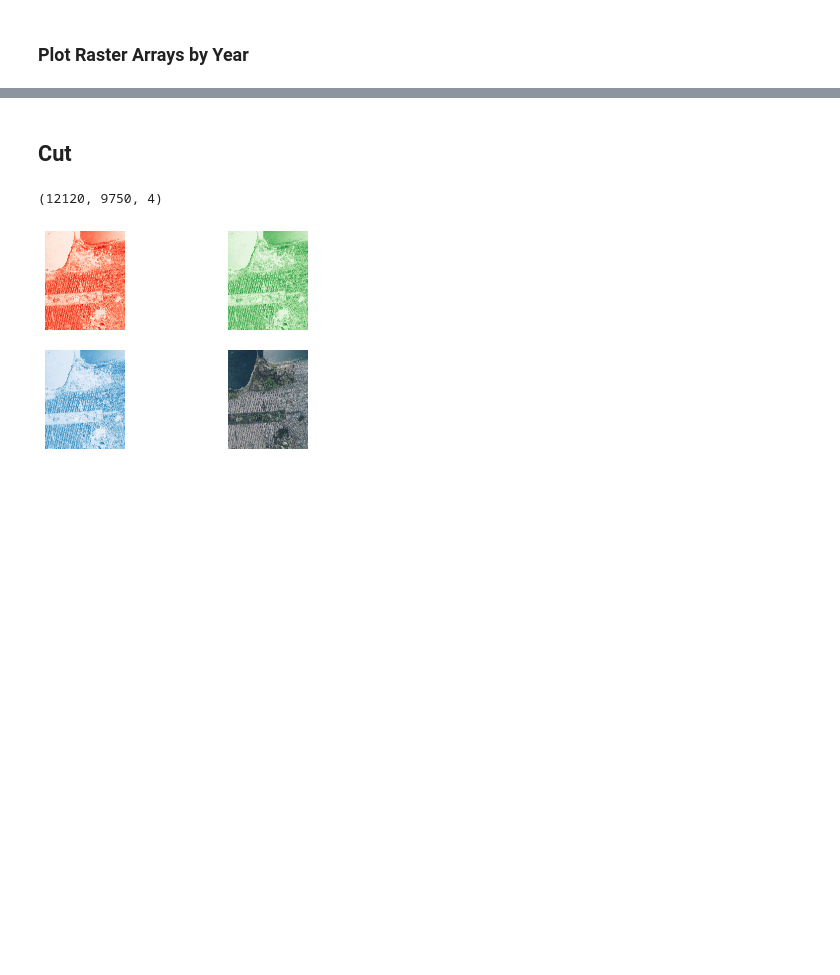
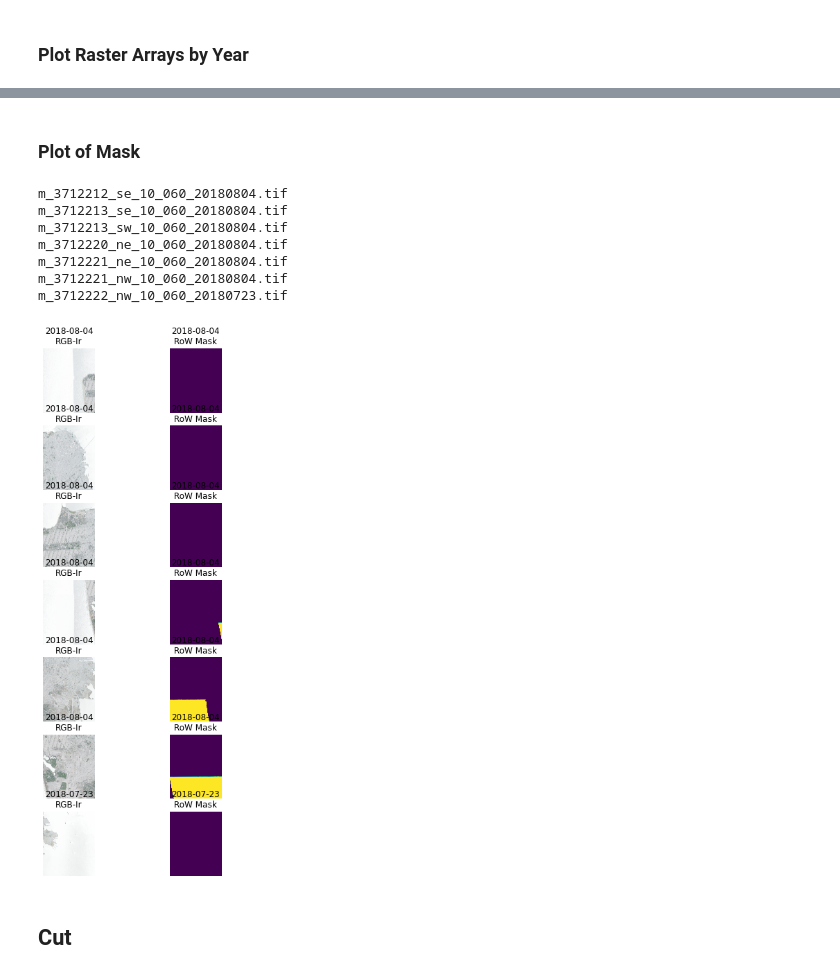
Before and after one commit to nelmsal/MUSA650_FinalProject_RightOfWayClassification, a Jupyter notebook: scripts/download_zipfile.ipynb, the cells around one changed output, grey strips where cells are left out. Drawn from its saved outputs; the diff is of its cells as text; code cells hidden in the pictures; blank space fills up the shorter version.

```diff
--- a/scripts/download_zipfile.ipynb
+++ b/scripts/download_zipfile.ipynb
@@ -300,20 +442,45 @@ ox.plot_graph(sf_g, node_size=0)
+# %% [markdown]
+### Plot of Mask
+# %%
+from rasterio.plot import show
+import random
+
+pot_files = [
+    f for f in img_df['filename'].unique()
+    #if f not in good
+    if str(2018) in f
+    ]
+
+preview = 3
+ints = [random.randint(0, len(pot_files)-1)]
+
+import matplotlib.pyplot as plt
+cols, rows = 2, len(pot_files)
+axes = []
+[[axes.append((c,r)) for r in range(rows)] for c  in range(cols)]
+axis_count = len(axes)
+fig, ax = plt.subplots(rows, cols, figsize=[6,14])
+
+for row in range(rows):
+    idx = pot_files[row]
+    #date, filename, test_img, raster_img = img_df[img_df['filename']==idx][['date', 'filename', 'raster', 'mask']].values[0]
+    date, filename, test_img, raster_img = img_df[img_df['filename']==idx][['date', 'filename', 'raster', 'non_sf']].values[0]
+
+    ax[row, 0].imshow(test_img.transpose([1,2,0]))
+    ax[row, 0].set_title(str(date).split(' ')[0] + '\n' + 'RGB-Ir')
+    ax[row, 0].set_axis_off()
+    ax[row, 1].imshow(raster_img)
+    ax[row, 1].set_title(str(date).split(' ')[0] + '\n' + 'RoW Mask')
+    ax[row, 1].set_axis_off()
+    print(filename)
+# %% [output]
+m_3712212_se_10_060_20180804.tif
+m_3712213_se_10_060_20180804.tif
+m_3712213_sw_10_060_20180804.tif
+m_3712220_ne_10_060_20180804.tif
+m_3712221_ne_10_060_20180804.tif
+m_3712221_nw_10_060_20180804.tif
+m_3712222_nw_10_060_20180723.tif
+[figure, added]
 # %% [markdown]
 ## Cut
-# %%
-focus_df = img_df[img_df['year']==2018]
-focus_array = focus_df['raster'].values[2]
-focus_array = focus_array.transpose([1,2,0])
-focus_array.shape
-# %% [output]
-(12120, 9750, 4)
-# %%
-fig, ax = plt.subplots(2, 2)
-ax[0,0].imshow(focus_array[:,:,0], cmap ='Reds')
-ax[0,1].imshow(focus_array[:,:,1], cmap ='Greens')
-ax[1,0].imshow(focus_array[:,:,2], cmap ='Blues')
-ax[1,1].imshow(focus_array[:,:,:3])
-for col in range(2):
-    for row in range(2):
-        ax[row, col].set_axis_off()
-# %% [output]
-[figure, removed]
```
Also changed, not shown: parts of 63 cells of this notebook, 5 other files.
